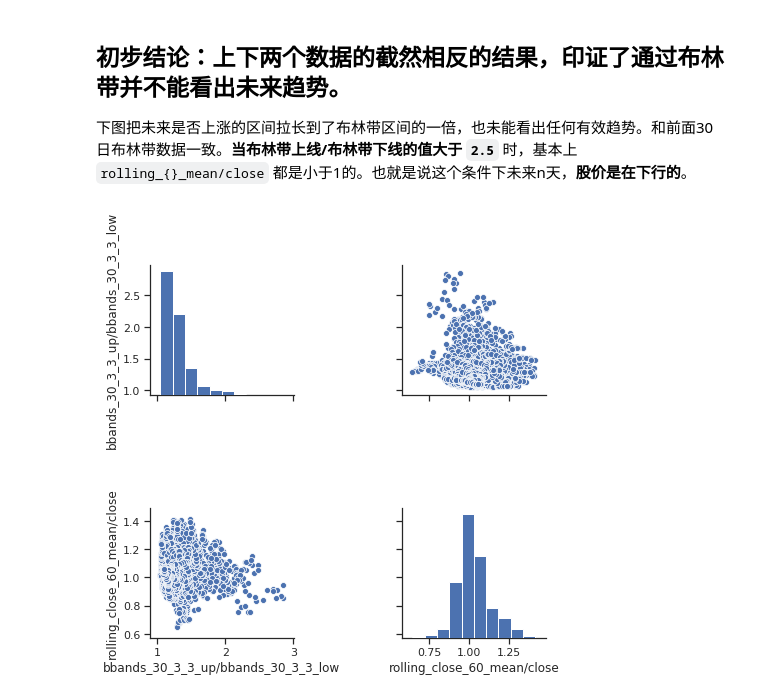
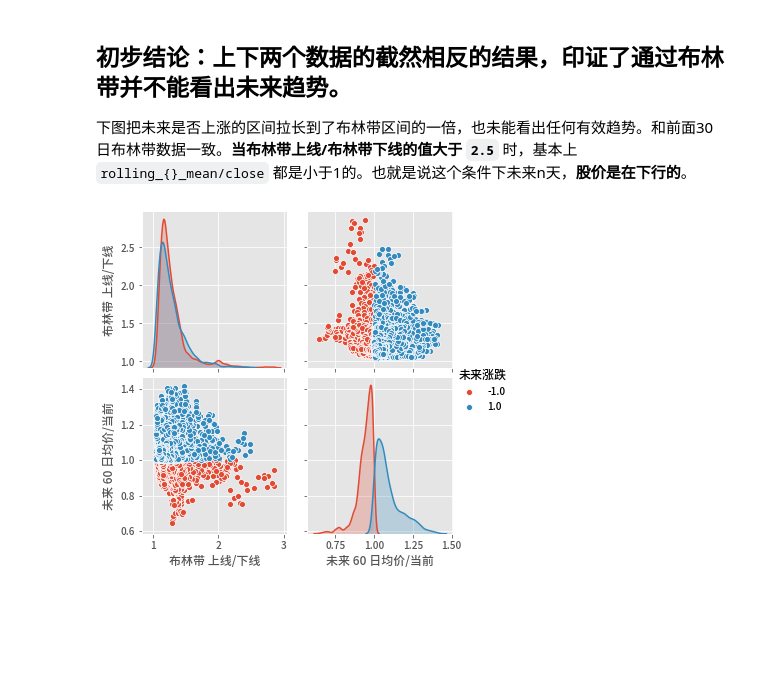
Before and after one commit to GuQiangJS/finance-tools-py, a Jupyter notebook: jupyters/指标相关性测试_趋势性指标_布林带_BBANDS.ipynb, the cells around one changed output. Saved outputs shown, nothing was run; the diff lists cells and outputs as text; code cells hidden in the pictures; blank space fills up the shorter version.

```diff
--- a/jupyters/指标相关性测试_趋势性指标_布林带_BBANDS.ipynb
+++ b/jupyters/指标相关性测试_趋势性指标_布林带_BBANDS.ipynb
@@ -15,7 +15,8 @@
 这样显示好看点。呵呵！
 # %%
 import os
-if not os.path.exists('/usr/share/fonts/NotoSansCJKsc-Medium.otf'):
+noto_font_path='/usr/share/fonts/NotoSansCJKsc-Medium.otf'
+if not os.path.exists(noto_font_path):
     !wget "https://noto-website-2.storage.googleapis.com/pkgs/NotoSansCJKsc-hinted.zip"
     !unzip "NotoSansCJKsc-hinted.zip"
     !mv NotoSansCJKsc-Medium.otf /usr/share/fonts/
@@ -124,13 +173,12 @@ timeperiod=30
 nbdevup=3
 nbdevdn=3
 
-s=Simulation(data,'',callbacks=[BBANDS(timeperiod,nbdevup,nbdevdn),
-                Rolling_Future(timeperiod=timeperiod)])
+s=Simulation(data,'',callbacks=[BBANDS_New(timeperiod,nbdevup,nbdevdn),
+                Rolling_Future_New(timeperiod=timeperiod)])
 s.simulate()
 
-sns.set(style="ticks")
-g=sns.pairplot(s.data[['bbands_{0}_{1}_{2}_up/bbands_{0}_{1}_{2}_low'.format(timeperiod,nbdevup,nbdevdn),
-           'rolling_close_{}_mean/close'.format(timeperiod)
-           ]])
-g.fig.set_size_inches(10,10)
+g=sns.pairplot(s.data[['布林带 上线/下线',
+           '未来 {} 日均价/当前'.format(timeperiod),'未来涨跌'
+           ]],hue='未来涨跌'
+           )
 # %% [output]
@@ -177,13 +225,12 @@ timeperiod=5
 nbdevup=2.5
 nbdevdn=2.5
 
-s=Simulation(data,'',callbacks=[BBANDS(timeperiod,nbdevup,nbdevdn),
-                Rolling_Future(timeperiod=timeperiod)])
+s=Simulation(data,'',callbacks=[BBANDS_New(timeperiod,nbdevup,nbdevdn),
+                Rolling_Future_New(timeperiod=timeperiod)])
 s.simulate()
 
-sns.set(style="ticks")
-g=sns.pairplot(s.data[['bbands_{0}_{1}_{2}_up/bbands_{0}_{1}_{2}_low'.format(timeperiod,nbdevup,nbdevdn),
-                       'rolling_close_{}_mean/close'.format(timeperiod)
-           ]])
-g.fig.set_size_inches(10,10)
+g=sns.pairplot(s.data[['布林带 上线/下线'.format(timeperiod,nbdevup,nbdevdn),
+            '未来 {} 日均价/当前'.format(timeperiod),
+            '未来涨跌'
+           ]],hue='未来涨跌')
 # %% [output]
@@ -205,16 +252,15 @@ Name: u, dtype: float64
 # %%
 data=read_data()
 timeperiod=30
 timeperiod_rolling=60
 nbdevup=3
 nbdevdn=3
-s=Simulation(data,'',callbacks=[BBANDS(timeperiod,nbdevup,nbdevdn),
-                Rolling_Future(timeperiod=timeperiod_rolling,skip=timeperiod)])
+s=Simulation(data,'',callbacks=[BBANDS_New(timeperiod,nbdevup,nbdevdn),
+                Rolling_Future_New(timeperiod=timeperiod_rolling,skip=timeperiod)])
 s.simulate()
-sns.set(style="ticks")
-g=sns.pairplot(s.data[['bbands_{0}_{1}_{2}_up/bbands_{0}_{1}_{2}_low'.format(timeperiod,nbdevup,nbdevdn),
-            'rolling_close_{}_mean/close'.format(timeperiod_rolling),
-            ]])
-g.fig.set_size_inches(7,7)
+g=sns.pairplot(s.data[['布林带 上线/下线'.format(timeperiod,nbdevup,nbdevdn),
+            '未来 {} 日均价/当前'.format(timeperiod_rolling),
+            '未来涨跌'
+            ]],hue='未来涨跌')
 # %% [output]
-[figure, old version]
+[figure, new version]
```
Also changed, not shown: parts of 10 cells of this notebook.
